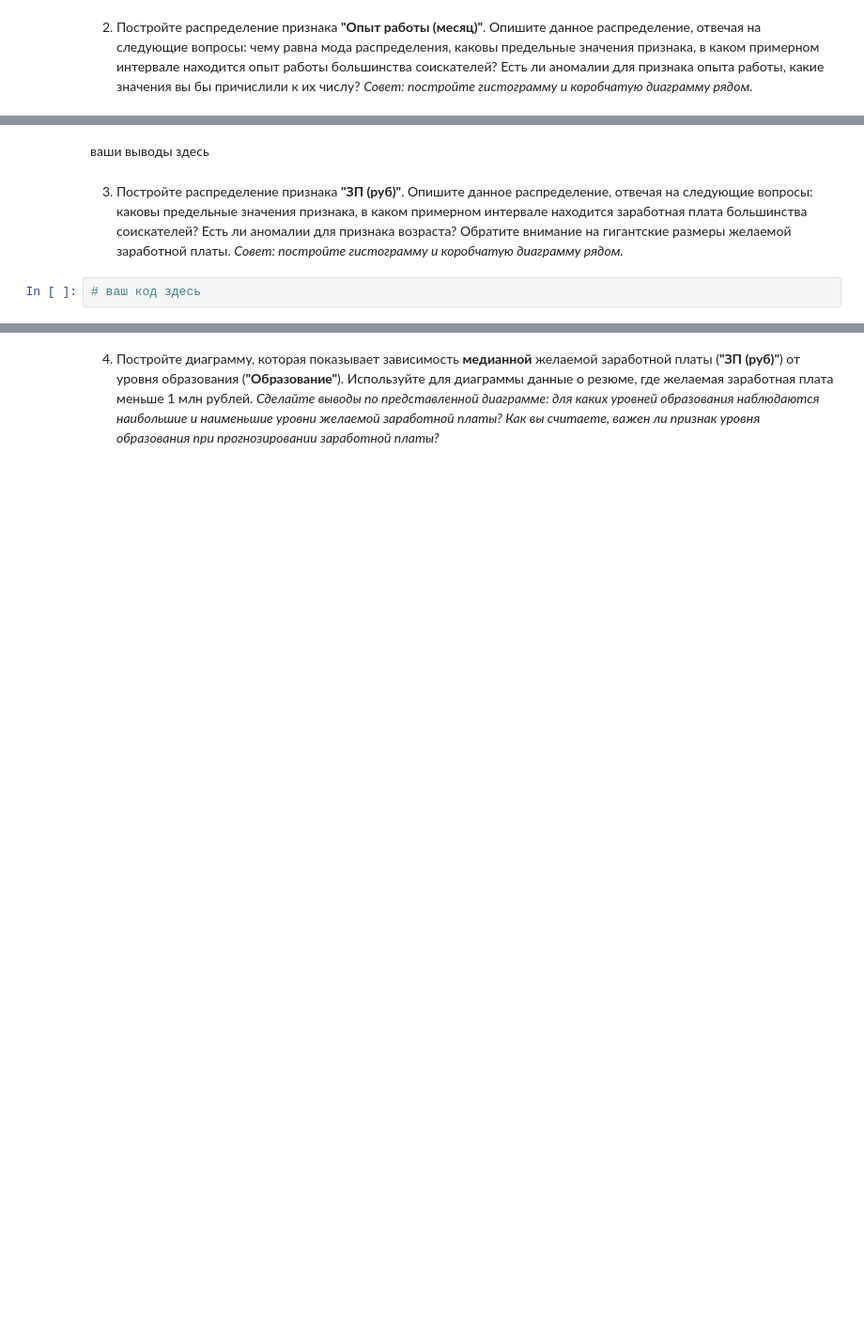
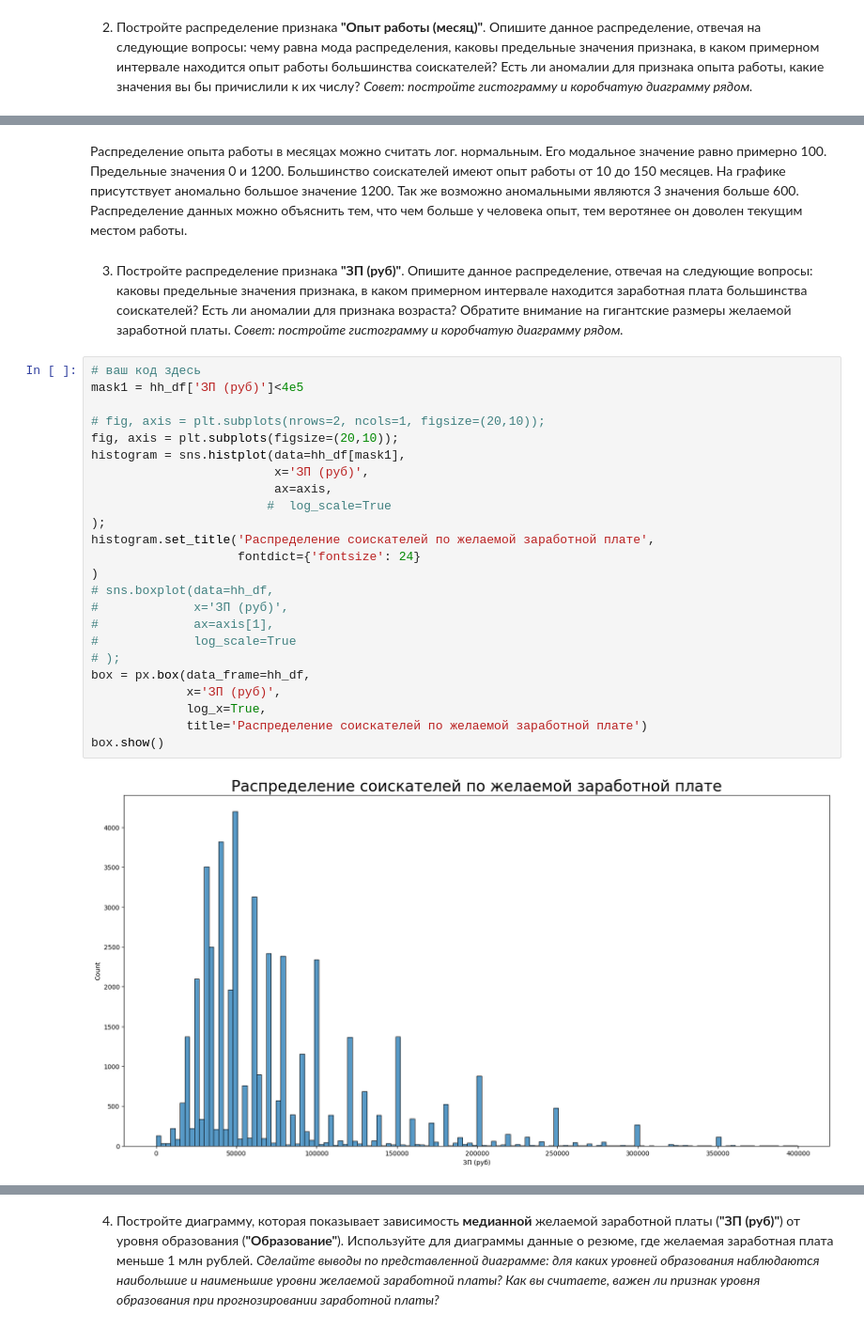
Before and after one commit to meshkova-if/Project_1_HH, a Jupyter notebook: Project-1. Ноутбук-шаблон.ipynb, the cells around one changed output, grey strips where cells are left out. Shown at 94% size. Cells and saved outputs as stored; diff of their text form; blank space fills up the shorter version.

```diff
--- a/Project-1. Ноутбук-шаблон.ipynb
+++ b/Project-1. Ноутбук-шаблон.ipynb
@@ -506,8 +676,38 @@ hh_df.duplicated().sum()
 # %% [markdown]
-ваши выводы здесь
+Распределение опыта работы в месяцах можно считать лог. нормальным.
+Его модальное значение равно примерно 100.
+Предельные значения 0 и 1200.
+Большинство соискателей имеют опыт работы от 10 до 150 месяцев.
+На графике присутствует аномально большое значение 1200.
+Так же возможно аномальными являются 3 значения больше 600.
+Распределение данных можно объяснить тем, что чем больше у человека опыт, тем веротянее он доволен текущим местом работы.
 # %% [markdown]
 3. Постройте распределение признака **"ЗП (руб)"**. Опишите данное распределение, отвечая на следующие вопросы: каковы предельные значения признака, в каком примерном интервале находится заработная плата большинства соискателей? Есть ли аномалии для признака возраста? Обратите внимание на гигантские размеры желаемой заработной платы.
 *Совет: постройте гистограмму и коробчатую диаграмму рядом.*
 # %%
 # ваш код здесь
+mask1 = hh_df['ЗП (руб)']<4e5
+
+# fig, axis = plt.subplots(nrows=2, ncols=1, figsize=(20,10));
+fig, axis = plt.subplots(figsize=(20,10));
+histogram = sns.histplot(data=hh_df[mask1],
+                         x='ЗП (руб)',
+                         ax=axis,
+                        #  log_scale=True
+);
+histogram.set_title('Распределение соискателей по желаемой заработной плате',
+                    fontdict={'fontsize': 24}
+)
+# sns.boxplot(data=hh_df,
+#             x='ЗП (руб)',
+#             ax=axis[1],
+#             log_scale=True
+# );
+box = px.box(data_frame=hh_df,
+             x='ЗП (руб)',
+             log_x=True,
+             title='Распределение соискателей по желаемой заработной плате')
+box.show()
+# %% [output]
+[figure, added]
 # %% [markdown]
```
Also changed, not shown: parts of 13 cells of this notebook.
